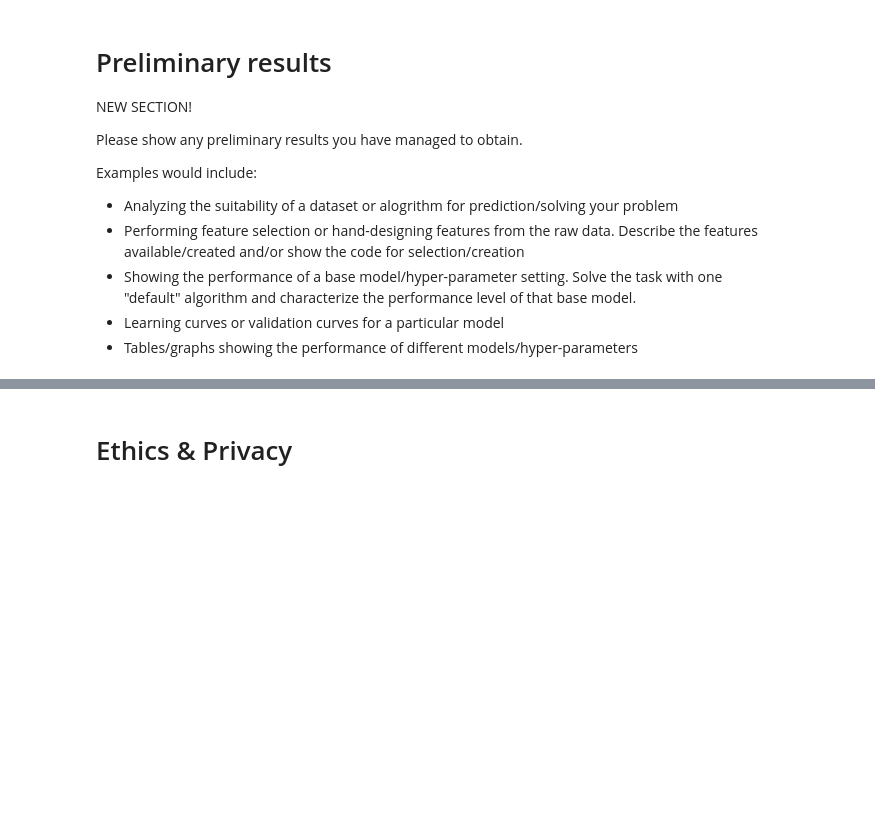
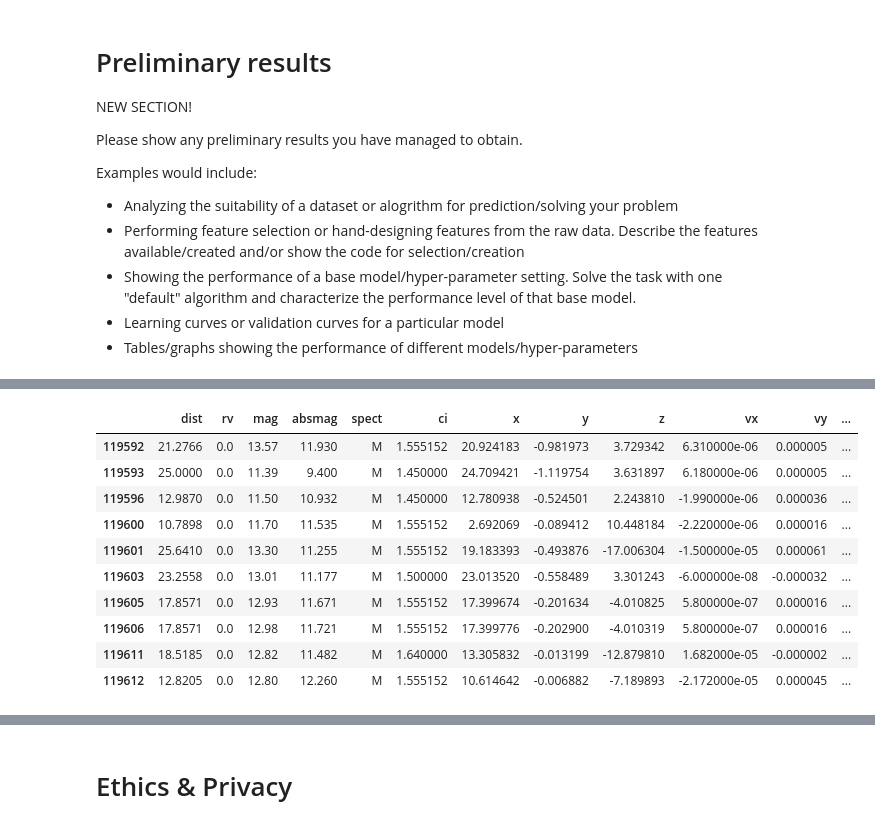
Before and after one commit to COGS118A/Group003-Sp22, a Jupyter notebook: Checkpoint_group003.ipynb, the cells around one changed output, grey strips where cells are left out. Saved outputs shown, nothing was run; the diff lists cells and outputs as text; code cells hidden in the pictures; blank space fills up the shorter version.

```diff
--- a/Checkpoint_group003.ipynb
+++ b/Checkpoint_group003.ipynb
@@ -148,0 +266,3 @@ Examples would include:
+# %%
+first_cap_char = [cap_char_list[0] if len(cap_char_list) >= 1 else np.NaN for cap_char_list in cap_chars]
+first_cap_char[:10]
@@ -148,0 +271,3 @@ Examples would include:
+# %%
+naive_MK_spect = [cap_char if cap_char in MK_star_types else np.NaN for cap_char in first_cap_char]
+naive_MK_spect[:10]
@@ -148,0 +276,5 @@ Examples would include:
+# %%
+HYG['spect'] = naive_MK_spect
+missing_spec_index_1 = HYG[HYG['spect'].isnull()].index
+HYG = HYG.drop(labels = missing_spec_index_1)
+HYG.head()
@@ -148,0 +309,3 @@ Examples would include:
+# %%
+def mean_impute(series: pd.Series):
+    return series.fillna(series.mean())
@@ -148,0 +327,15 @@ Examples would include:
+# %%
+HYG['ci'] = HYG.groupby('spect')['ci'].transform(mean_impute)
+HYG.tail(10)
+# %% [output]
+|  | dist | rv | mag | absmag | spect | ci | x | y | z | vx | vy | ... |
+| 119592 | 21.2766 | 0.0 | 13.57 | 11.930 | M | 1.555152 | 20.924183 | -0.981973 | 3.729342 | 6.310000e-06 | 0.000005 | ... |
+| 119593 | 25.0000 | 0.0 | 11.39 | 9.400 | M | 1.450000 | 24.709421 | -1.119754 | 3.631897 | 6.180000e-06 | 0.000005 | ... |
+| 119596 | 12.9870 | 0.0 | 11.50 | 10.932 | M | 1.450000 | 12.780938 | -0.524501 | 2.243810 | -1.990000e-06 | 0.000036 | ... |
+| 119600 | 10.7898 | 0.0 | 11.70 | 11.535 | M | 1.555152 | 2.692069 | -0.089412 | 10.448184 | -2.220000e-06 | 0.000016 | ... |
+| 119601 | 25.6410 | 0.0 | 13.30 | 11.255 | M | 1.555152 | 19.183393 | -0.493876 | -17.006304 | -1.500000e-05 | 0.000061 | ... |
+| 119603 | 23.2558 | 0.0 | 13.01 | 11.177 | M | 1.500000 | 23.013520 | -0.558489 | 3.301243 | -6.000000e-08 | -0.000032 | ... |
+| 119605 | 17.8571 | 0.0 | 12.93 | 11.671 | M | 1.555152 | 17.399674 | -0.201634 | -4.010825 | 5.800000e-07 | 0.000016 | ... |
+| 119606 | 17.8571 | 0.0 | 12.98 | 11.721 | M | 1.555152 | 17.399776 | -0.202900 | -4.010319 | 5.800000e-07 | 0.000016 | ... |
+| 119611 | 18.5185 | 0.0 | 12.82 | 11.482 | M | 1.640000 | 13.305832 | -0.013199 | -12.879810 | 1.682000e-05 | -0.000002 | ... |
+| 119612 | 12.8205 | 0.0 | 12.80 | 12.260 | M | 1.555152 | 10.614642 | -0.006882 | -7.189893 | -2.172000e-05 | 0.000045 | ... |
```
Also changed, not shown: parts of 23 cells of this notebook.
